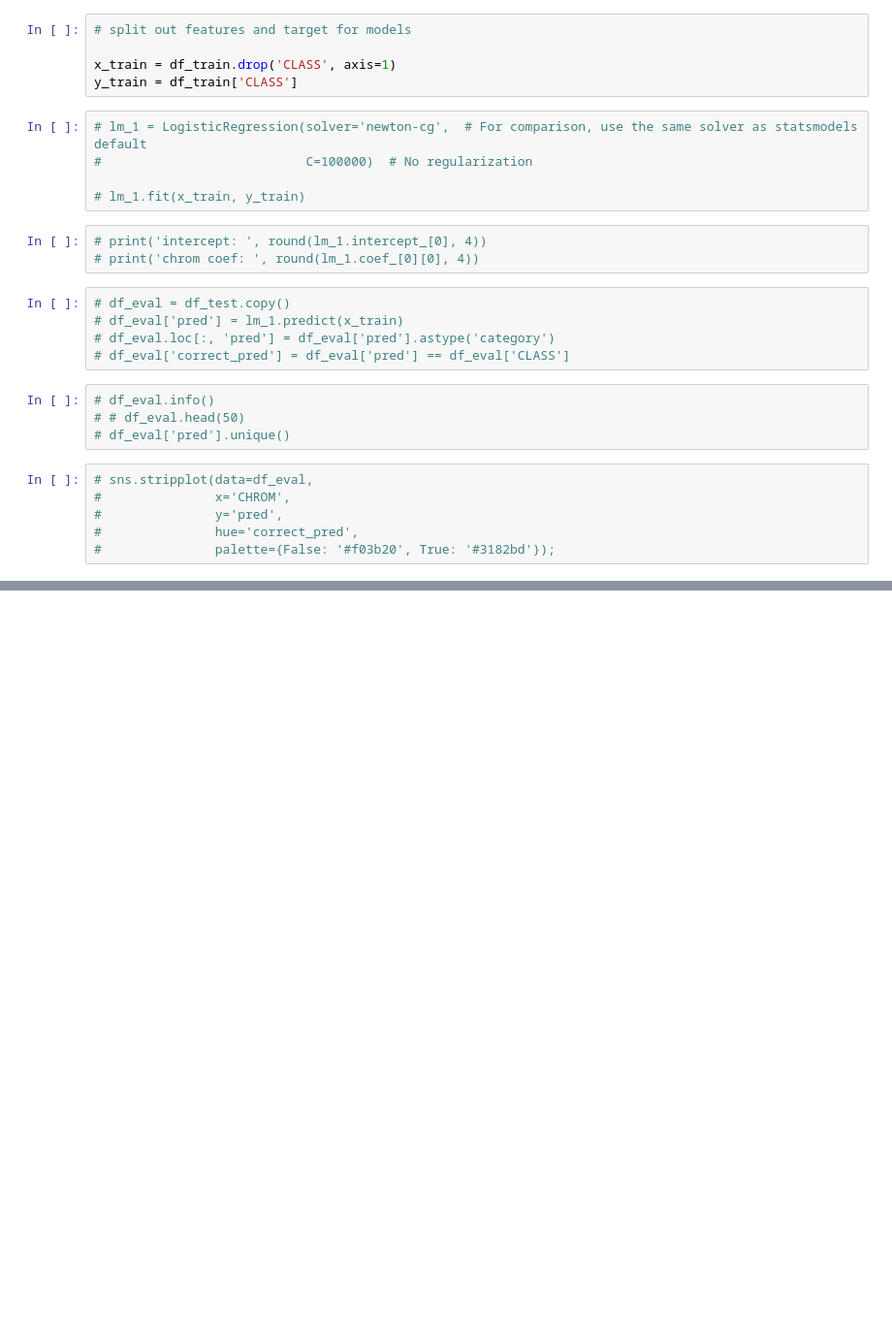
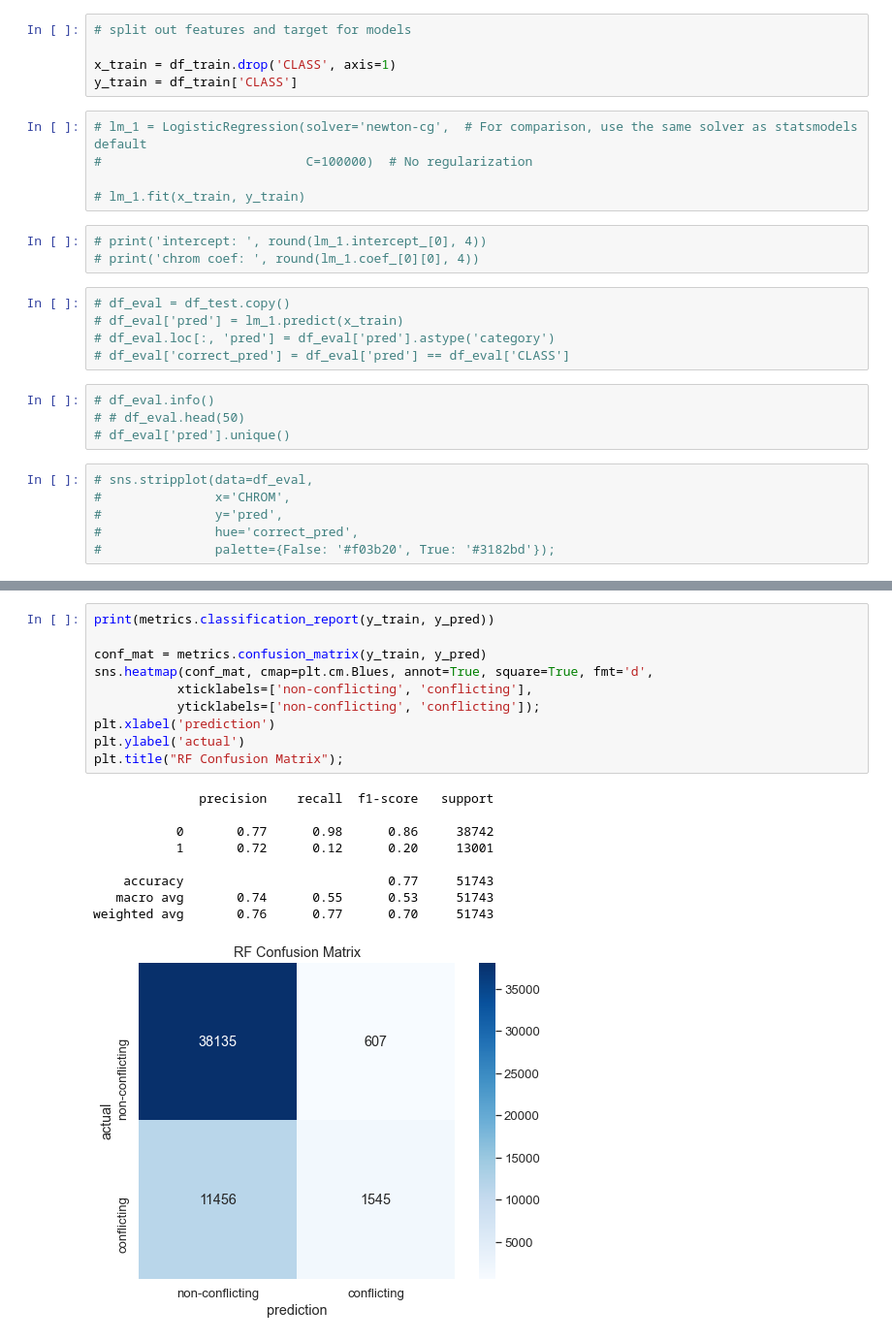
Before and after one commit to nkinnaird/GeneticVariantClassification, a Jupyter notebook: code/initialEDA.ipynb, the cells around one changed output, grey strips where cells are left out. Shown: that part at 97% size. Drawn from its saved outputs; the diff is of its cells as text; blank space fills up the shorter version.

```diff
--- a/code/initialEDA.ipynb
+++ b/code/initialEDA.ipynb
@@ -291,0 +305,20 @@ weighted avg       0.67      0.69      0.68     51743
+# %%
+print(metrics.classification_report(y_train, y_pred))
+
+conf_mat = metrics.confusion_matrix(y_train, y_pred)
+sns.heatmap(conf_mat, cmap=plt.cm.Blues, annot=True, square=True, fmt='d',
+           xticklabels=['non-conflicting', 'conflicting'],
+           yticklabels=['non-conflicting', 'conflicting']);
+plt.xlabel('prediction')
+plt.ylabel('actual')
+plt.title("RF Confusion Matrix");
+# %% [output]
+              precision    recall  f1-score   support
+
+           0       0.77      0.98      0.86     38742
+           1       0.72      0.12      0.20     13001
+
+    accuracy                           0.77     51743
+   macro avg       0.74      0.55      0.53     51743
+weighted avg       0.76      0.77      0.70     51743
+[figure, added]
```
Also changed, not shown: parts of 17 cells of this notebook, 1 other file.
